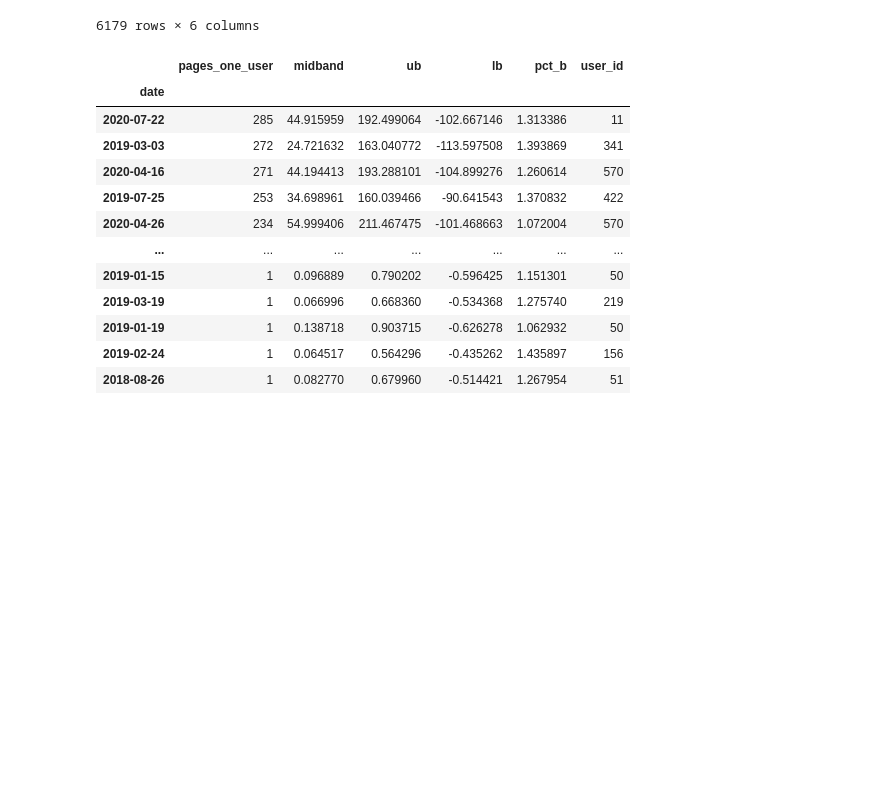
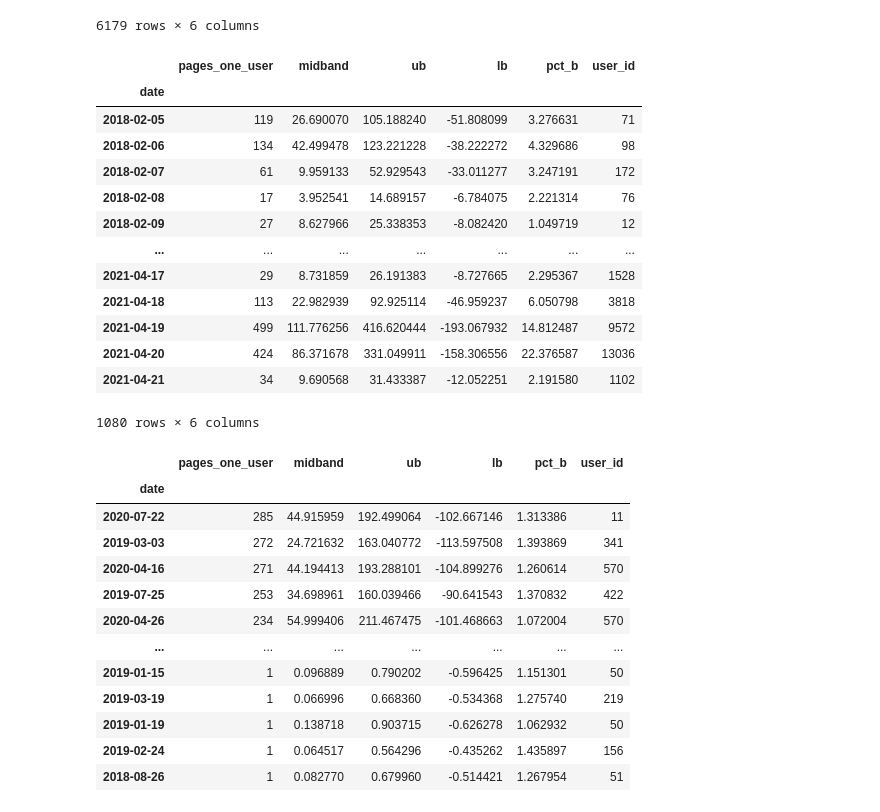
Before and after one commit to brianclements03/anomoly_detection, a Jupyter notebook: time_series_anomaly_detection.ipynb, the cells around one changed output. Drawn from its saved outputs; the diff is of its cells as text; code cells hidden in the pictures; blank space fills up the shorter version.

```diff
--- a/time_series_anomaly_detection.ipynb
+++ b/time_series_anomaly_detection.ipynb
@@ -449,6 +406,23 @@ anomalies.sort_values(by='pct_b', ascending=False)
 | 2020-12-10 | 35 | 10.339841 | 34.995744 | -14.316062 | 1.000086 | 694 |
 | 2021-03-17 | 26 | 8.055714 | 25.998040 | -9.886611 | 1.000055 | 776 |
 6179 rows × 6 columns
+# %%
+anomalies.groupby(by='date').sum()
+# %% [output]
+|  | pages_one_user | midband | ub | lb | pct_b | user_id |
+| date |  |  |  |  |  |  |
+| 2018-02-05 | 119 | 26.690070 | 105.188240 | -51.808099 | 3.276631 | 71 |
+| 2018-02-06 | 134 | 42.499478 | 123.221228 | -38.222272 | 4.329686 | 98 |
+| 2018-02-07 | 61 | 9.959133 | 52.929543 | -33.011277 | 3.247191 | 172 |
+| 2018-02-08 | 17 | 3.952541 | 14.689157 | -6.784075 | 2.221314 | 76 |
+| 2018-02-09 | 27 | 8.627966 | 25.338353 | -8.082420 | 1.049719 | 12 |
+| ... | ... | ... | ... | ... | ... | ... |
+| 2021-04-17 | 29 | 8.731859 | 26.191383 | -8.727665 | 2.295367 | 1528 |
+| 2021-04-18 | 113 | 22.982939 | 92.925114 | -46.959237 | 6.050798 | 3818 |
+| 2021-04-19 | 499 | 111.776256 | 416.620444 | -193.067932 | 14.812487 | 9572 |
+| 2021-04-20 | 424 | 86.371678 | 331.049911 | -158.306556 | 22.376587 | 13036 |
+| 2021-04-21 | 34 | 9.690568 | 31.433387 | -12.052251 | 2.191580 | 1102 |
+1080 rows × 6 columns
 # %%
 anomalies.sort_values(by='pages_one_user', ascending=False)
 # %% [output]
```
Also changed, not shown: parts of 18 cells of this notebook, 1 other file.
